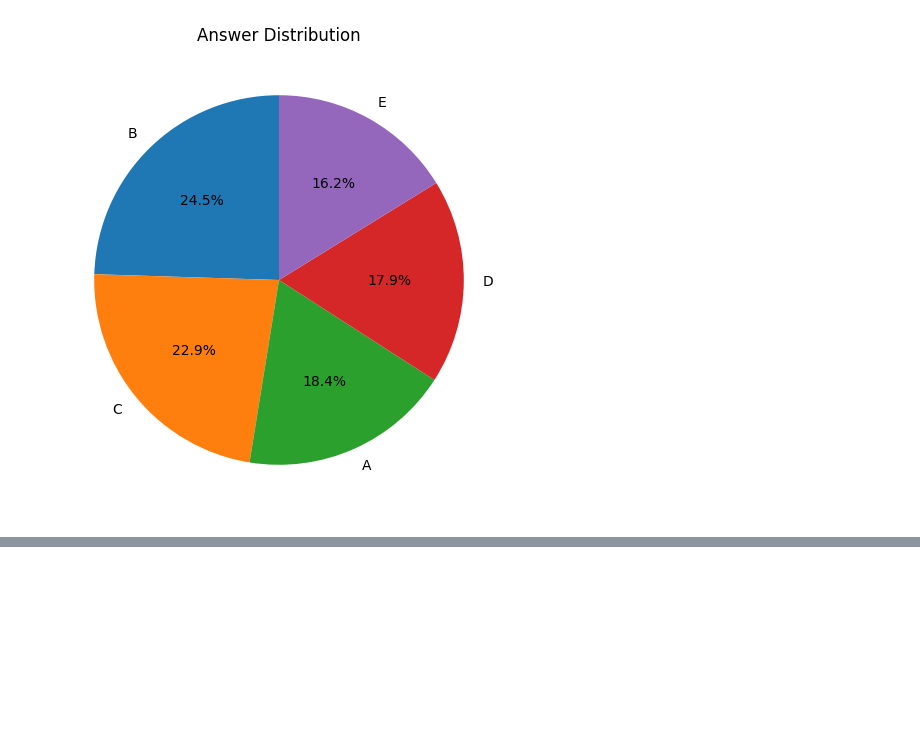
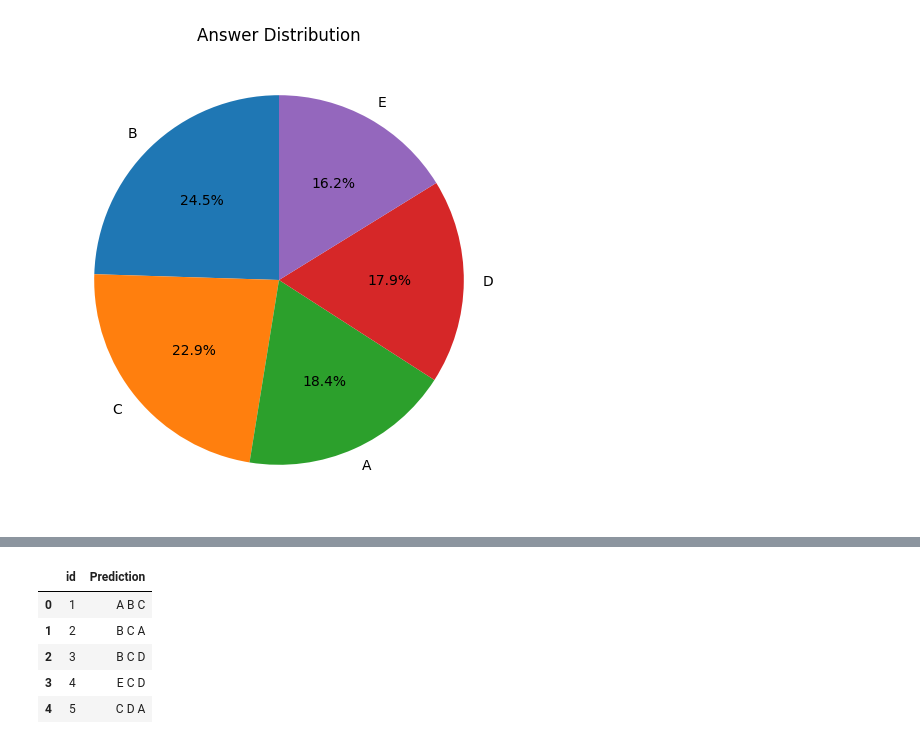
Before and after one commit to Chinni1904/DL_GenAI_202May6, a Jupyter notebook: dl-23ds3000191-notebook-t22026.ipynb, the cells around one changed output, grey strips where cells are left out. Cells and saved outputs as stored; diff of their text form; code cells hidden in the pictures; blank space fills up the shorter version.

```diff
--- a/dl-23ds3000191-notebook-t22026.ipynb
+++ b/dl-23ds3000191-notebook-t22026.ipynb
@@ -315,0 +341,23 @@ if torch.cuda.is_available():
+# %%
+vectorizer = TfidfVectorizer(
+    max_features=30000,
+    ngram_range=(1,2),
+    stop_words="english"
+)
+# %%
+X_train = vectorizer.fit_transform(train_df["combined"])
+X_valid = vectorizer.transform(valid_df["combined"])
+# %%
+from sklearn.preprocessing import LabelEncoder
+
+encoder = LabelEncoder()
+
+y_train = encoder.fit_transform(train_df["answer"])
+y_valid = encoder.transform(valid_df["answer"])
+# %%
+model = LogisticRegression(
+    max_iter=1000,
+    random_state=42
+)
+
+model.fit(X_train, y_train)
@@ -315,0 +439,25 @@ if torch.cuda.is_available():
+# %%
+X_test = vectorizer.transform(test["combined"])
+
+test_probs = model.predict_proba(X_test)
+
+top3_test = np.argsort(test_probs, axis=1)[:, -3:][:, ::-1]
+
+top3_test_labels = encoder.inverse_transform(top3_test.flatten()).reshape(top3_test.shape)
+
+submission = pd.DataFrame({
+    "id": test["id"],
+    "Prediction": [
+        " ".join(row) for row in top3_test_labels
+    ]
+})
+
+submission.to_csv("submission_tfidf.csv", index=False)
+submission.head()
+# %% [output]
+|  | id | Prediction |
+| 0 | 1 | A B C |
+| 1 | 2 | B C A |
+| 2 | 3 | B C D |
+| 3 | 4 | E C D |
+| 4 | 5 | C D A |
```
Also changed, not shown: parts of 10 cells of this notebook.
